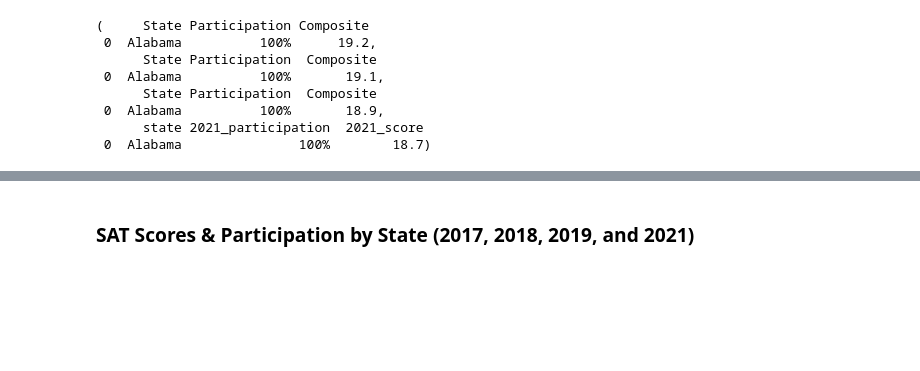
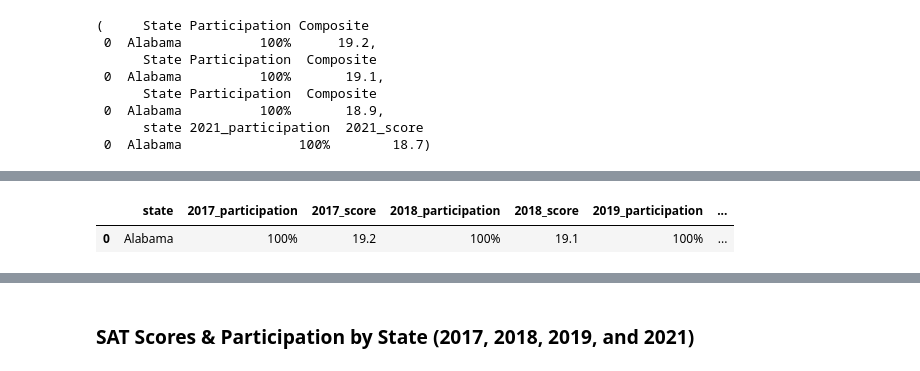
Before and after one commit to argishtiovsepyan/Standardized_Test_Analysis, a Jupyter notebook: code/argishti_project_1.ipynb, the cells around one changed output, grey strips where cells are left out. Saved outputs shown, nothing was run; the diff lists cells and outputs as text; code cells hidden in the pictures; blank space fills up the shorter version.

```diff
--- a/code/argishti_project_1.ipynb
+++ b/code/argishti_project_1.ipynb
@@ -256,3 +294,15 @@ df_act_2017.tail(3)
+# %%
+df_act_2018.drop(columns = ['State'], inplace = True)
+df_act_2019.drop(columns = ['State'], inplace = True)
+df_act_2021.drop(columns = ['state'], inplace = True)
+# %%
+df_act_2017.rename(columns = {'Participation': '2017_participation', 'Composite': '2017_score'}, inplace = True)
+df_act_2018.rename(columns = {'Participation': '2018_participation', 'Composite': '2018_score'}, inplace = True)
+df_act_2019.rename(columns = {'Participation': '2019_participation', 'Composite': '2019_score'}, inplace = True)
 # %%
 df_act = pd.concat([df_act_2017, df_act_2018, df_act_2019, df_act_2021], axis = 1)
+df_act.rename(columns = {'State': 'state'}, inplace = True)
 df_act.head(1)
+# %% [output]
+|  | state | 2017_participation | 2017_score | 2018_participation | 2018_score | 2019_participation | ... |
+| 0 | Alabama | 100% | 19.2 | 100% | 19.1 | 100% | ... |
```
Also changed, not shown: parts of 42 cells of this notebook.
